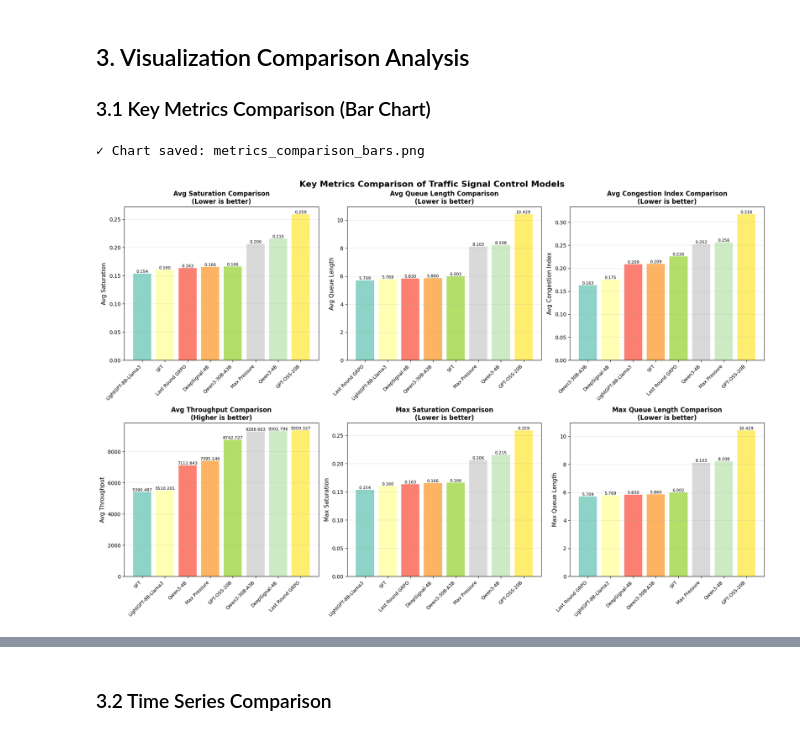
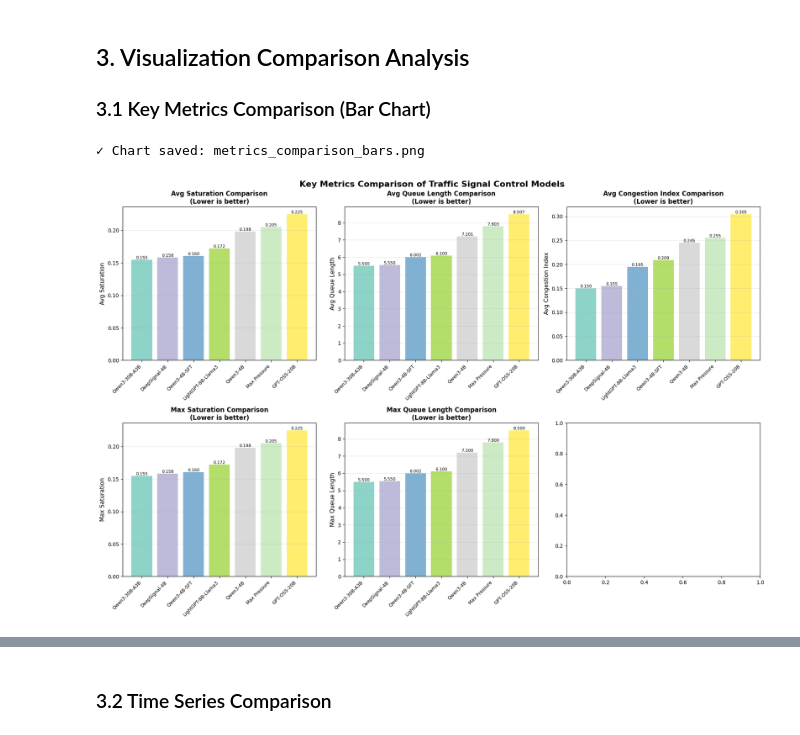
Before and after one commit to AIMSLaboratory/DeepSignal, a Jupyter notebook: traffic_control_comparison.ipynb, the cells around one changed output, grey strips where cells are left out. Saved outputs shown, nothing was run; the diff lists cells and outputs as text; code cells hidden in the pictures.

```diff
--- a/traffic_control_comparison.ipynb
+++ b/traffic_control_comparison.ipynb
@@ -12,14 +12,14 @@ import os
 # %%
 # Define file paths and model names
 models = {
-    'GPT-OSS-20B': 'intersection_metrics_gpt-oss-20B.csv',
-    'SFT': 'intersection_metrics_GRPO_tuned.csv',
-    'Qwen3-4B': 'intersection_metrics_qwen3_4B.csv',
-    'Qwen3-30B-A3B': 'intersection_metrics_qwen3_30B_A3B.csv',
-    'Max Pressure': 'intersection_metrics-最大压力算法.csv',
-    'Last Round GRPO': 'intersection_metrics_GRPO.csv',
-    'DeepSignal-4B': 'intersection_metrics_GRPO_new.csv',
-    'LightGPT-8B-Llama3': 'intersection_metrics_LightGPT-8B-Llama3.csv'
+    'GPT-OSS-20B': 'results/intersection_metrics_gpt-oss-20B.csv',
+    'Qwen3-4B-SFT': 'results/intersection_metrics_GRPO_tuned.csv',
+    'Qwen3-4B': 'results/intersection_metrics_qwen3_4B.csv',
+    'Qwen3-30B-A3B': 'results/intersection_metrics_qwen3_30B_A3B.csv',
+    'Max Pressure': 'results/intersection_metrics-最大压力算法.csv',
+    # 'Last Round GRPO': 'results/intersection_metrics_GRPO.csv',
+    'DeepSignal-4B': 'results/intersection_metrics_GRPO_new.csv',
+    'LightGPT-8B-Llama3': 'results/intersection_metrics_LightGPT-8B-Llama3.csv'
 }
 
 # Load all data
@@ -123,37 +185,36 @@ metrics = [
     ('Avg Saturation', 'average_saturation', 'Lower is better'),
     ('Avg Queue Length', 'average_queue_length', 'Lower is better'),
     ('Avg Congestion Index', 'congestion_index', 'Lower is better'),
-    ('Avg Throughput', 'vehicle_throughput', 'Higher is better'),
     ('Max Saturation', 'max_saturation', 'Lower is better'),
     ('Max Queue Length', 'max_queue_length', 'Lower is better')
 ]
 
 colors = plt.cm.Set3(np.linspace(0, 1, len(models)))
 
 for idx, (title, col, note) in enumerate(metrics):
     ax = axes[idx // 3, idx % 3]
 
     # Calculate average value for each model
     avg_values = all_data.groupby('model')[col].mean().sort_values()
 
     bars = ax.bar(range(len(avg_values)), avg_values.values, color=colors)
     ax.set_xticks(range(len(avg_values)))
     ax.set_xticklabels(avg_values.index, rotation=45, ha='right', fontsize=9)
     ax.set_ylabel(title, fontsize=11)
     ax.set_title(f'{title} Comparison\n({note})', fontsize=12, fontweight='bold')
     ax.grid(axis='y', alpha=0.3)
 
     # Add value labels
     for bar in bars:
         height = bar.get_height()
         ax.text(bar.get_x() + bar.get_width()/2., height,
                 f'{height:.3f}',
                 ha='center', va='bottom', fontsize=8)
 
 plt.tight_layout()
 plt.savefig('metrics_comparison_bars.png', dpi=300, bbox_inches='tight')
 print("✓ Chart saved: metrics_comparison_bars.png")
 plt.show()
 # %% [output]
 ✓ Chart saved: metrics_comparison_bars.png
-[figure, old version]
+[figure, new version]
```
Also changed, not shown: parts of 5 cells of this notebook, 7 other files.
